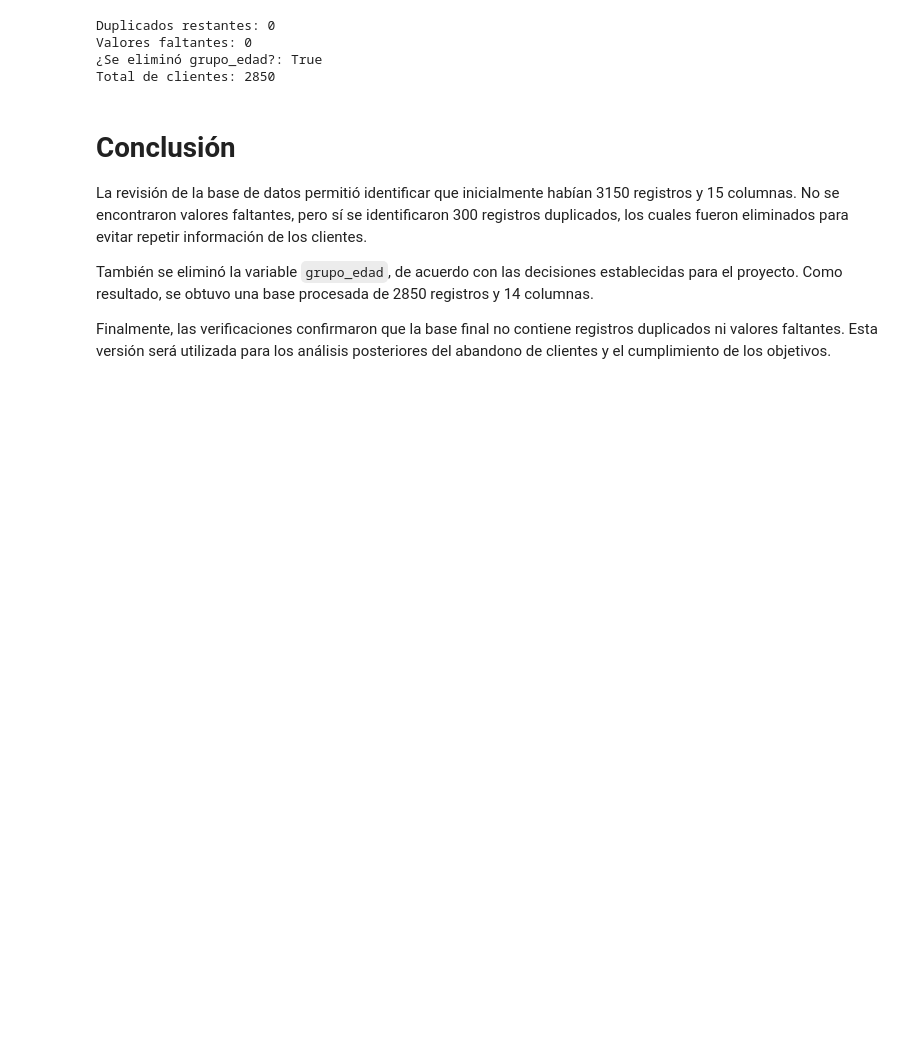
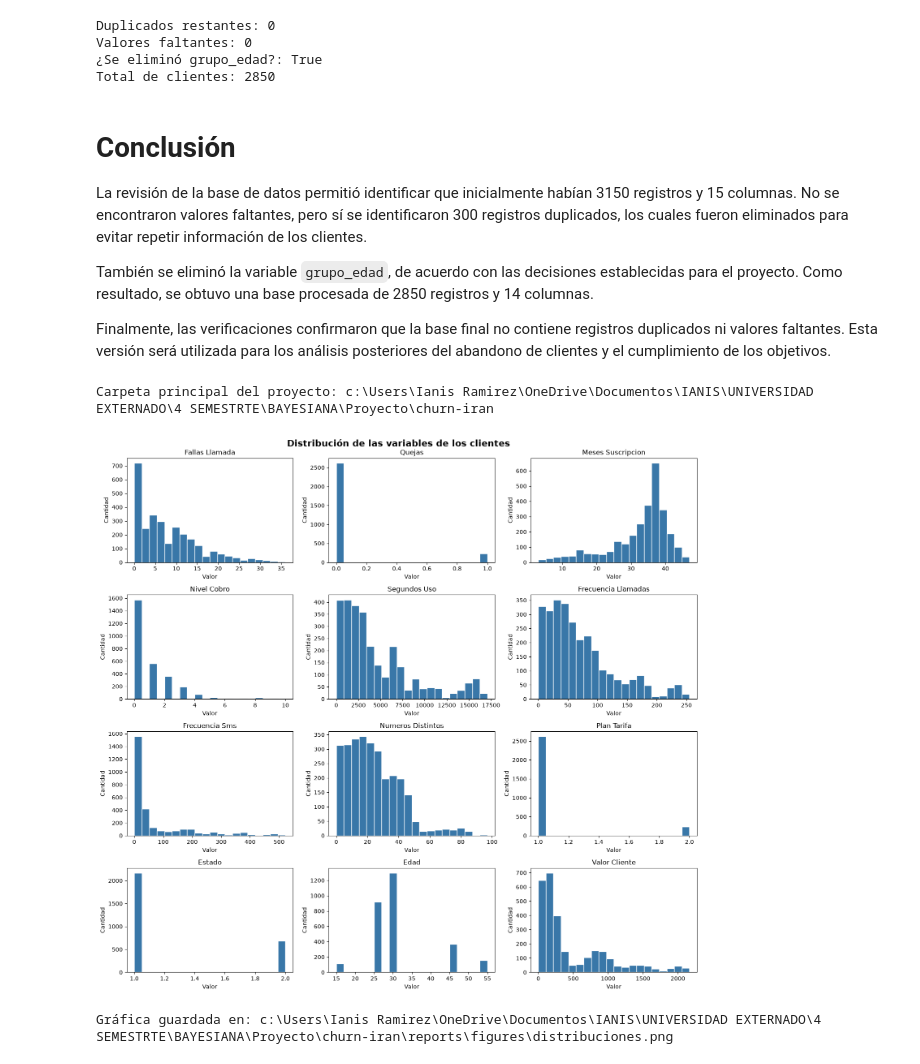
Before and after one commit to juanesaacosta26/churn-iran, a Jupyter notebook: notebooks/01_calidad_datos_I.ipynb, the cells around one changed output. Drawn from its saved outputs; the diff is of its cells as text; code cells hidden in the pictures; blank space fills up the shorter version.

Commit message:
Implementación de gráficas de distribucón al análisis de calidad

```diff
--- a/notebooks/01_calidad_datos_I.ipynb
+++ b/notebooks/01_calidad_datos_I.ipynb
@@ -177,3 +177,62 @@ La revisión de la base de datos permitió identificar que inicialmente habían
 También se eliminó la variable `grupo_edad`, de acuerdo con las decisiones establecidas para el proyecto. Como resultado, se obtuvo una base procesada de 2850 registros y 14 columnas.
 
 Finalmente, las verificaciones confirmaron que la base final no contiene registros duplicados ni valores faltantes. Esta versión será utilizada para los análisis posteriores del abandono de clientes y el cumplimiento de los objetivos.
+# %%
+from pathlib import Path
+RAIZ = Path.cwd()
+if not (RAIZ / "reports").exists():
+    RAIZ = RAIZ.parent
+
+print("Carpeta principal del proyecto:", RAIZ)
+# %% [output]
+Carpeta principal del proyecto: c:\Users\Ianis Ramirez\OneDrive\Documentos\IANIS\UNIVERSIDAD EXTERNADO\4 SEMESTRTE\BAYESIANA\Proyecto\churn-iran
+# %%
+# Seleccionar las variables numéricas para visualizar
+columnas = [
+    col for col in df_limpio.select_dtypes(include="number").columns
+    if col not in ["fila_original", "churn"]
+]
+
+# Crear una cuadrícula de gráficos
+fig, axes = plt.subplots(4, 3, figsize=(15, 14))
+axes = axes.flatten()
+
+for i, columna in enumerate(columnas):
+    axes[i].hist(
+        df_limpio[columna],
+        bins=20,
+        color="#3977A8",
+        edgecolor="white"
+    )
+    axes[i].set_title(columna.replace("_", " ").title())
+    axes[i].set_ylabel("Cantidad")
+    axes[i].set_xlabel("Valor")
+
+# Ocultar espacios sobrantes
+for i in range(len(columnas), len(axes)):
+    axes[i].set_visible(False)
+
+fig.suptitle(
+    "Distribución de las variables de los clientes",
+    fontsize=16,
+    fontweight="bold"
+)
+
+plt.tight_layout()
+
+# Guardar la imagen en reports/figures
+ruta_figuras = RAIZ / "reports" / "figures"
+ruta_figuras.mkdir(parents=True, exist_ok=True)
+
+plt.savefig(
+    ruta_figuras / "distribuciones.png",
+    dpi=200,
+    bbox_inches="tight"
+)
+
+plt.show()
+
+print("Gráfica guardada en:", ruta_figuras / "distribuciones.png")
+# %% [output]
+[figure, added]
+Gráfica guardada en: c:\Users\Ianis Ramirez\OneDrive\Documentos\IANIS\UNIVERSIDAD EXTERNADO\4 SEMESTRTE\BAYESIANA\Proyecto\churn-iran\reports\figures\distribuciones.png
```
Also changed, not shown: 1 other file.
